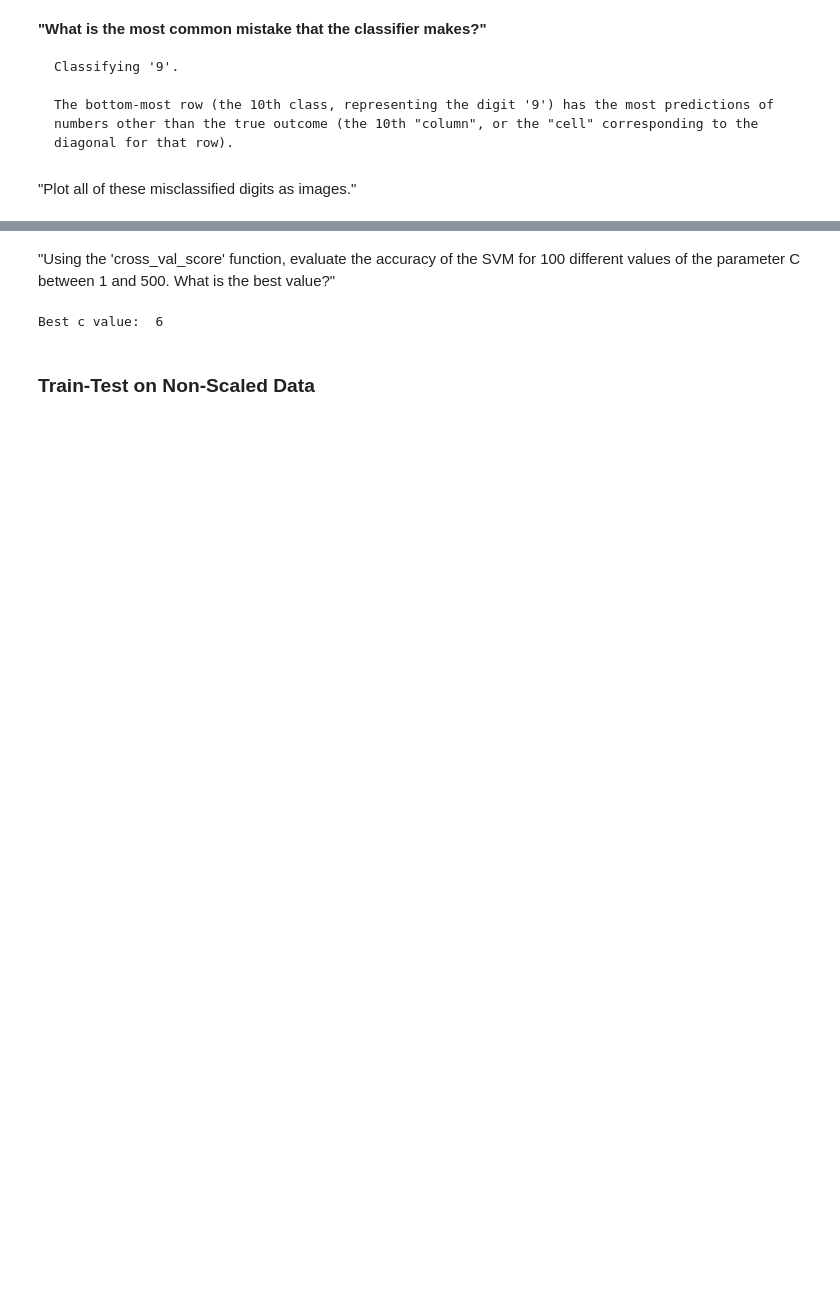
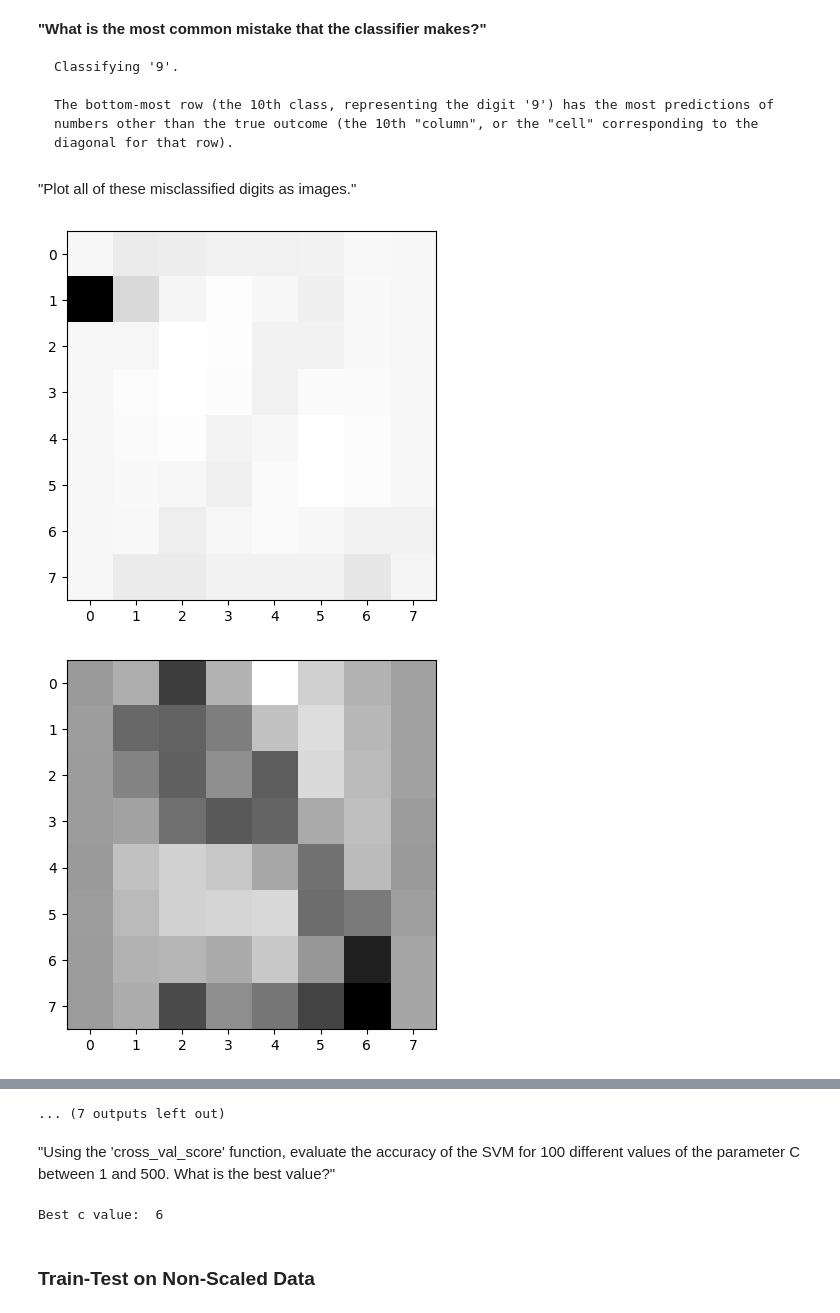
Before and after one commit to jake-dame/CS6017, a Jupyter notebook: HW_5/HW_5.ipynb, the cells around one changed output, grey strips where cells are left out. Cells and saved outputs as stored; diff of their text form; code cells hidden in the pictures; blank space fills up the shorter version.

```diff
--- a/HW_5/HW_5.ipynb
+++ b/HW_5/HW_5.ipynb
@@ -141,0 +126,13 @@ Accuracy Score:  0.978865406006674
+# %%
+misclassifications = []
+
+for i, pred in enumerate(testing_ys_preds):
+    if pred != testing_ys[i]:
+        misclassifications.append(i)
+
+for i in misclassifications:
+    plt.imshow(np.reshape(testing_xs[i], (8, 8)), cmap='Greys', interpolation='none')
+    plt.show()
+# %% [output]
+[figure, added]
+[figure, added]
@@ -142,3 +149,4 @@ Accuracy Score:  0.978865406006674
+... (7 outputs left out)
 # %% [markdown]
 "Using the 'cross_val_score' function, evaluate the accuracy of the SVM for 100 different values of the parameter C between 1 and 500. What is the best value?"
 # %%
```
Also changed, not shown: parts of 11 cells of this notebook.
